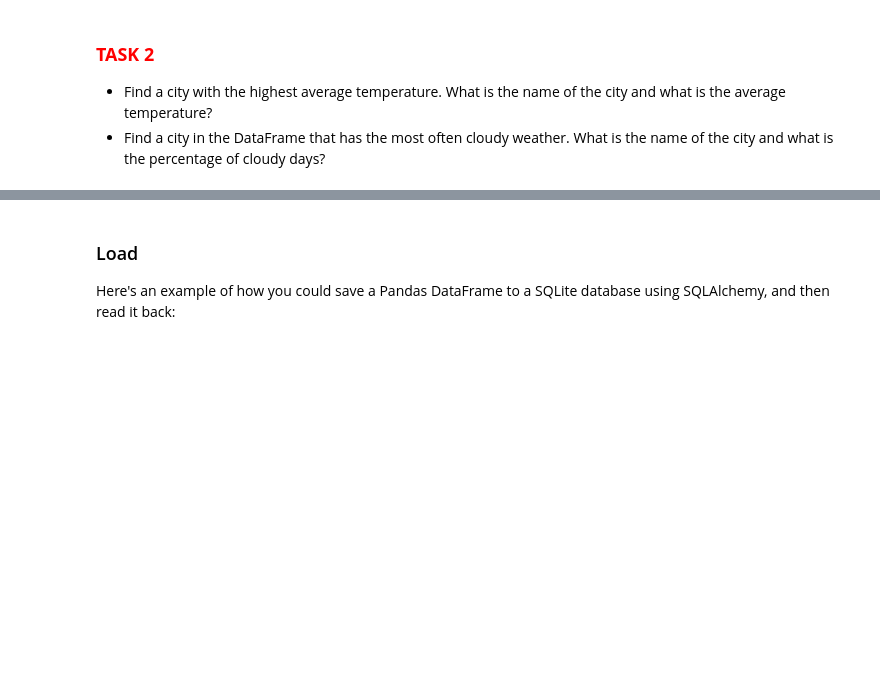
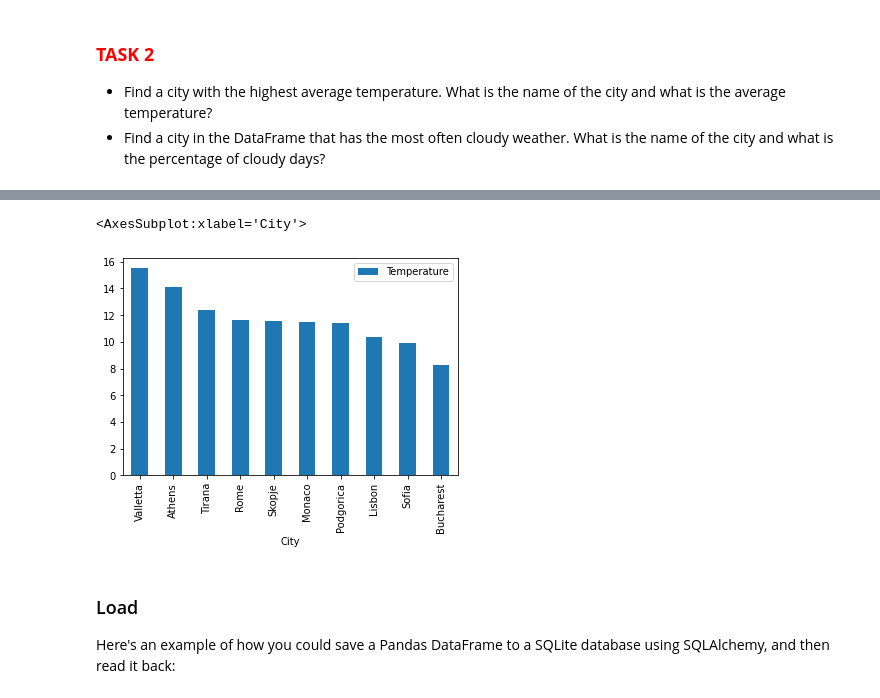
Before and after one commit to zapasek1/python-applications, a Jupyter notebook: class_1/class_1_students.ipynb, the cells around one changed output, grey strips where cells are left out. Cells and saved outputs as stored; diff of their text form; code cells hidden in the pictures; blank space fills up the shorter version.

```diff
--- a/class_1/class_1_students.ipynb
+++ b/class_1/class_1_students.ipynb
@@ -358,3 +524,13 @@ city_weather_df[city_weather_df['City'] == 'Tirana'].groupby('Date').agg({
+# %%
+#read csv file
+import os
+path = os.getcwd()
+
+df = pd.read_csv(r'C:\Intro_to_python\cities_weather.csv')
+df.groupby('City').agg({'Temperature': 'mean'}).sort_values(by='Temperature', ascending=False).reset_index().head(10).plot.bar(x='City', y='Temperature')
+# %% [output]
+<AxesSubplot:xlabel='City'>
+[figure, added]
 # %% [markdown]
 ### Load
 
```
Also changed, not shown: parts of 37 cells of this notebook, 2 other files.
